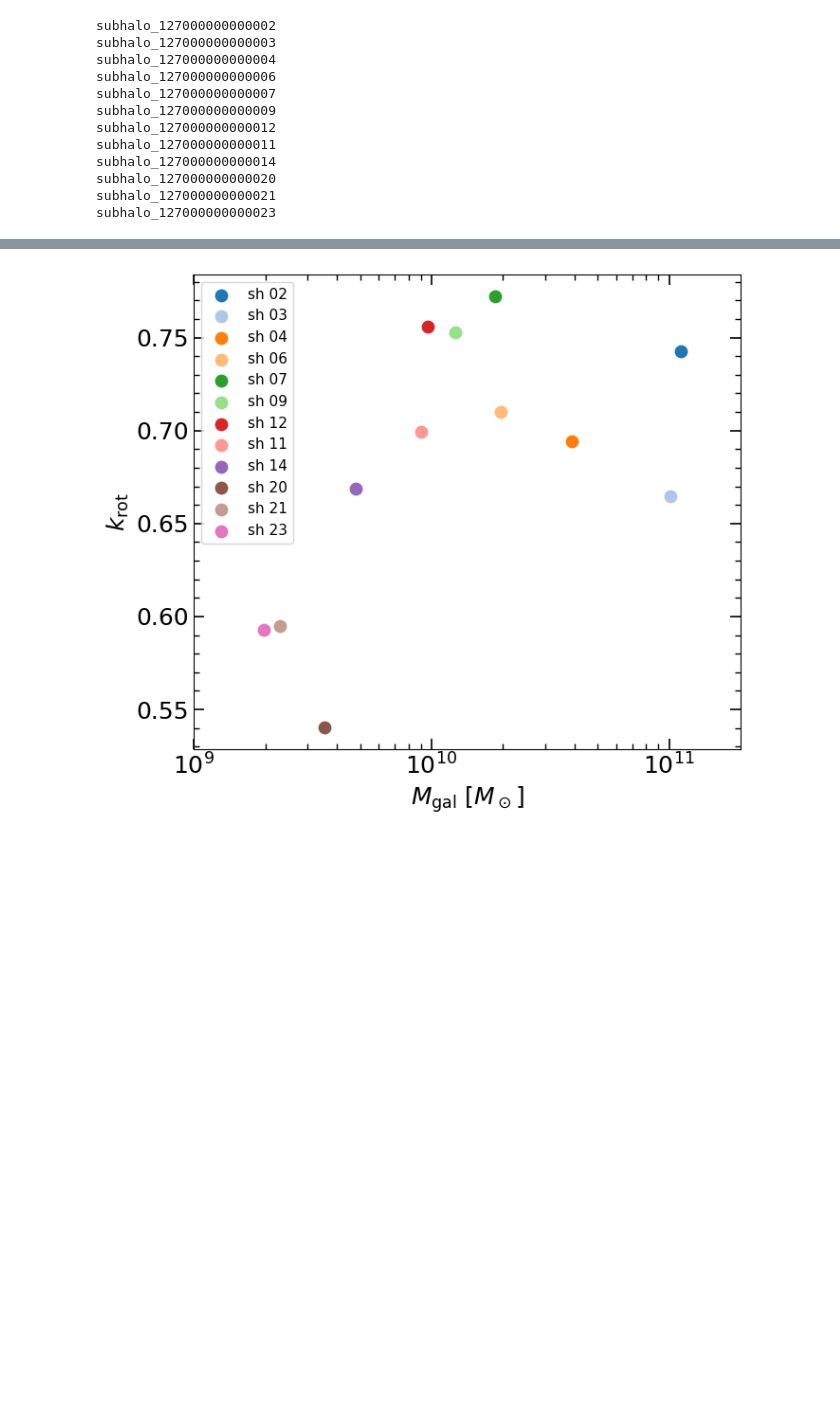
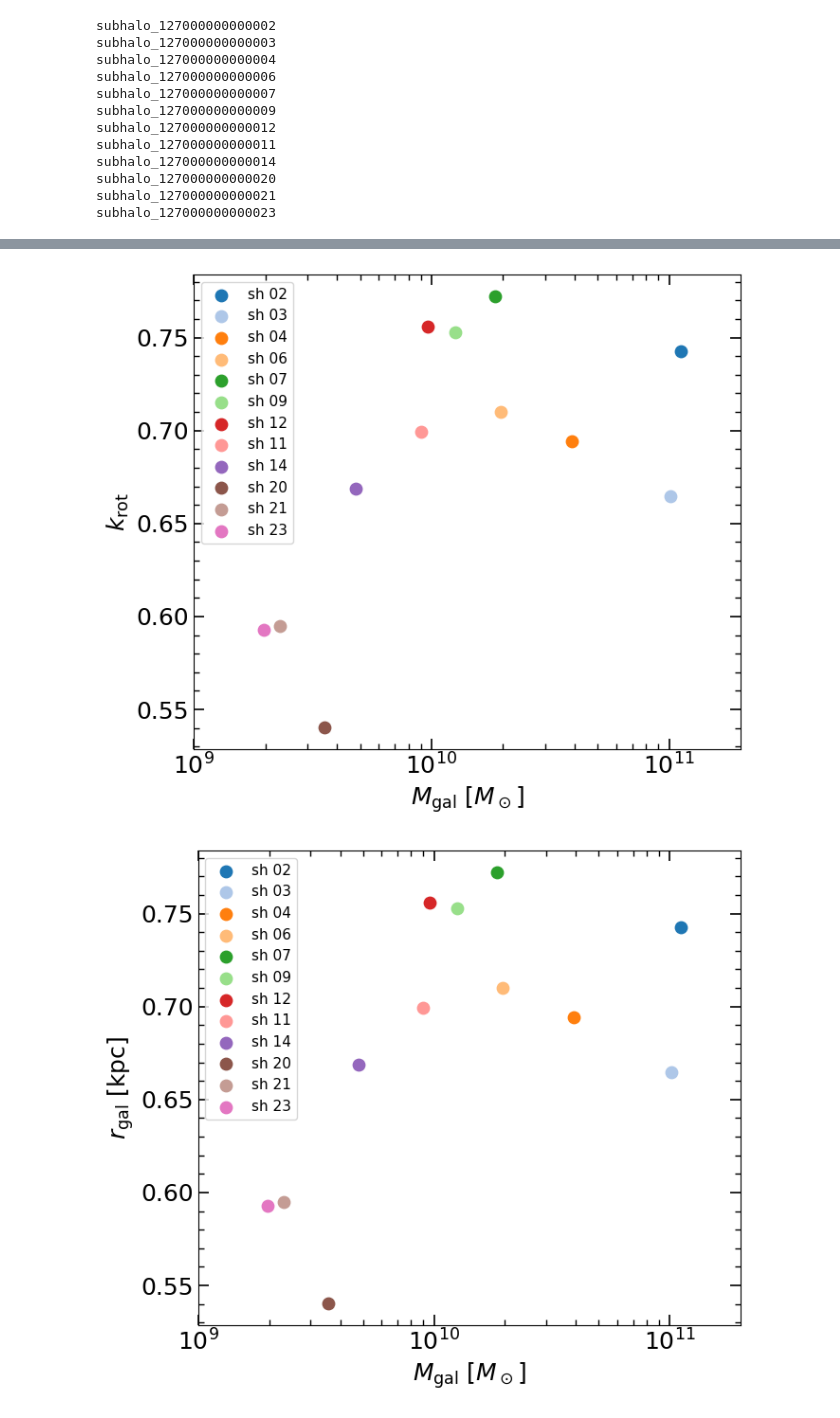
Before and after one commit to ornemarioni/gradients, a Jupyter notebook: programs/z50_r50_krot_vs_Mgal.ipynb, the cells around one changed output, grey strips where cells are left out. Cells and saved outputs as stored; diff of their text form; code cells hidden in the pictures; blank space fills up the shorter version.

```diff
--- a/programs/z50_r50_krot_vs_Mgal.ipynb
+++ b/programs/z50_r50_krot_vs_Mgal.ipynb
@@ -174,9 +174,10 @@ colors = plt.cm.tab20(np.linspace(0, 1, 19))
 data = np.loadtxt('../_data/z50_r50_krot_vs_Mgal.dat')
 Id = data[:,0].astype(int)
 Mgal = data[:,1]
-r50  = data[:,2]
-z50  = data[:,3]
-krot = data[:,4]
+rgal = data[:,2]
+r50  = data[:,3]
+z50  = data[:,4]
+krot = data[:,5]
 
 
 # === 1) r50 vs Mgal ===
@@ -208,30 +209,48 @@ ax.set_xlim(1e9,10**11.3)
 ax.tick_params( labelsize=18)
 ax.tick_params('both', length=8, width=1.2, which='major', direction='in', top=True, right=True)
 ax.tick_params('both', length=4, width=1.0, which='minor', direction='in', top=True, right=True)
 ax.minorticks_on()
 ax.legend(frameon=True, fontsize=11)
 fig.tight_layout()
 fig.savefig('../_imagenes/z50_vs_Mgal.png', dpi=200)
 
 # === 3) krot vs Mgal ===
 fig, ax = plt.subplots(figsize=(7,6))
 for i in range(len(Id)):
     ax.scatter(Mgal[i], krot[i], color=colors[i], label=f'sh {int(Id[i]):02d}', s=80)
 
 ax.set_xlabel(r'$M_{\rm gal}$ [$M_\odot$]', fontsize=18)
 ax.set_ylabel(r'$k_{\rm rot}$', fontsize=18)
 ax.set_xscale('log')
 ax.set_xlim(1e9,10**11.3)
 ax.tick_params( labelsize=18)
 ax.tick_params('both', length=8, width=1.2, which='major', direction='in', top=True, right=True)
 ax.tick_params('both', length=4, width=1.0, which='minor', direction='in', top=True, right=True)
 ax.minorticks_on()
 ax.legend(frameon=True, fontsize=11)
 fig.tight_layout()
 fig.savefig('../_imagenes/krot_vs_Mgal.png', dpi=200)
 
+# === 4) rgal vs Mgal ===
+fig, ax = plt.subplots(figsize=(7,6))
+for i in range(len(Id)):
+    ax.scatter(Mgal[i], krot[i], color=colors[i], label=f'sh {int(Id[i]):02d}', s=80)
+
+ax.set_xlabel(r'$M_{\rm gal}$ [$M_\odot$]', fontsize=18)
+ax.set_ylabel(r'$r_{\rm gal}$ [kpc]', fontsize=18)
+ax.set_xscale('log')
+ax.set_xlim(1e9,10**11.3)
+ax.tick_params( labelsize=18)
+ax.tick_params('both', length=8, width=1.2, which='major', direction='in', top=True, right=True)
+ax.tick_params('both', length=4, width=1.0, which='minor', direction='in', top=True, right=True)
+ax.minorticks_on()
+ax.legend(frameon=True, fontsize=11)
+fig.tight_layout()
+fig.savefig('../_imagenes/rgal_vs_Mgal.png', dpi=200)
+
 plt.show()
 # %% [output]
 [figure]
 [figure]
 [figure]
+[figure, added]
```
Also changed, not shown: parts of 3 cells of this notebook, 3 other files.
